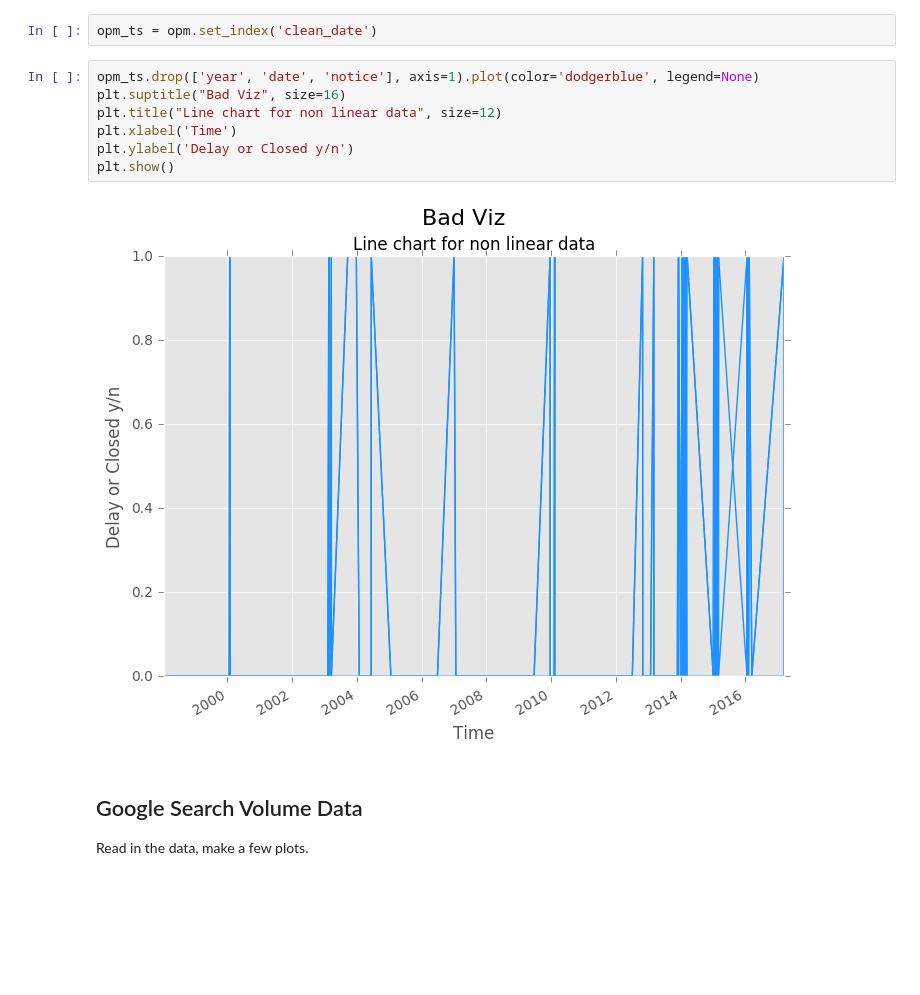
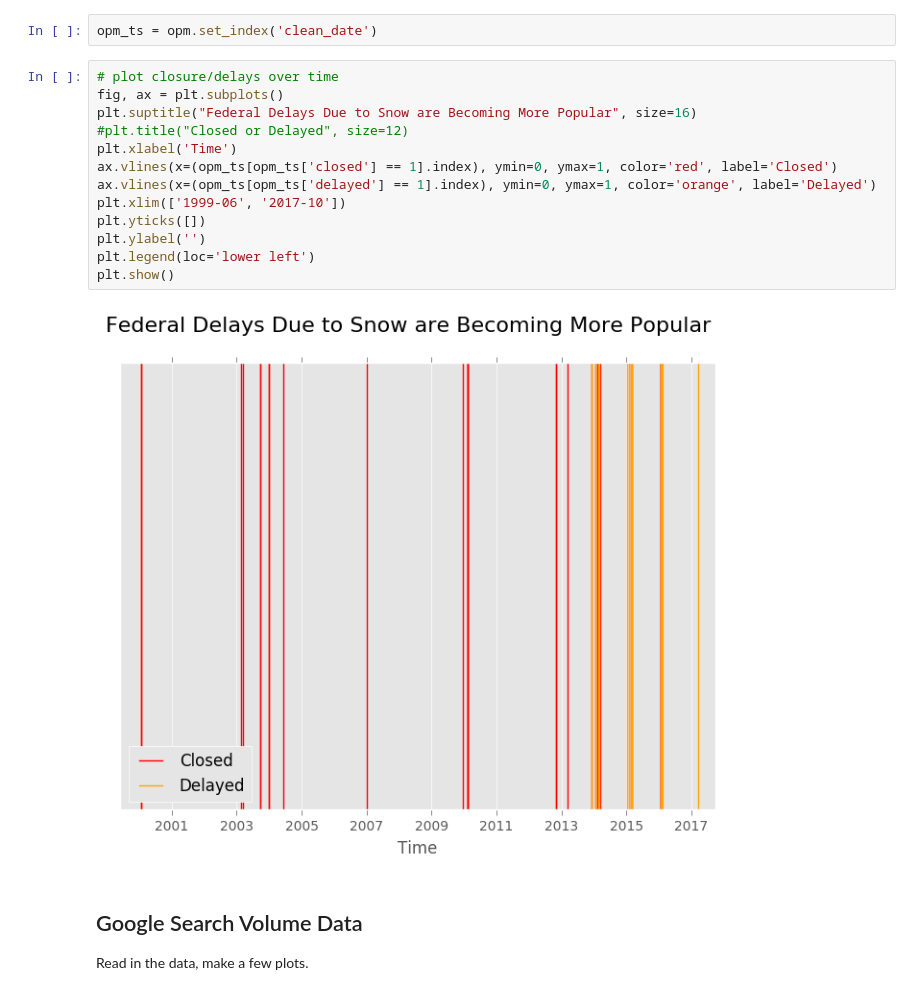
Before and after one commit to josephofiowa/zenzic, a Jupyter notebook: federal-snow/fed-closure-analysis.ipynb, the cells around one changed output. Saved outputs shown, nothing was run; the diff lists cells and outputs as text; blank space fills up the shorter version.

```diff
--- a/federal-snow/fed-closure-analysis.ipynb
+++ b/federal-snow/fed-closure-analysis.ipynb
@@ -236,15 +237,21 @@ opm.head()
 | 4 | 2016 | February 9, 2016 | Open with Option for Unscheduled ... | 2016-02-09 | 0 | 0 | 0 |
 # %%
 opm_ts = opm.set_index('clean_date')
-# %%
-opm_ts.drop(['year', 'date', 'notice'], axis=1).plot(color='dodgerblue', legend=None)
-plt.suptitle("Bad Viz", size=16)
-plt.title("Line chart for non linear data", size=12)
-plt.xlabel('Time')
-plt.ylabel('Delay or Closed y/n')
-plt.show()
-# %% [output]
-[figure, removed]
+# %%
+# plot closure/delays over time
+fig, ax = plt.subplots()
+plt.suptitle("Federal Delays Due to Snow are Becoming More Popular", size=16)
+#plt.title("Closed or Delayed", size=12)
+plt.xlabel('Time')
+ax.vlines(x=(opm_ts[opm_ts['closed'] == 1].index), ymin=0, ymax=1, color='red', label='Closed')
+ax.vlines(x=(opm_ts[opm_ts['delayed'] == 1].index), ymin=0, ymax=1, color='orange', label='Delayed')
+plt.xlim(['1999-06', '2017-10'])
+plt.yticks([])
+plt.ylabel('')
+plt.legend(loc='lower left')
+plt.show()
+# %% [output]
+[figure, added]
 # %% [markdown]
 ## Google Search Volume Data
 
```
Also changed, not shown: parts of 5 cells of this notebook.
